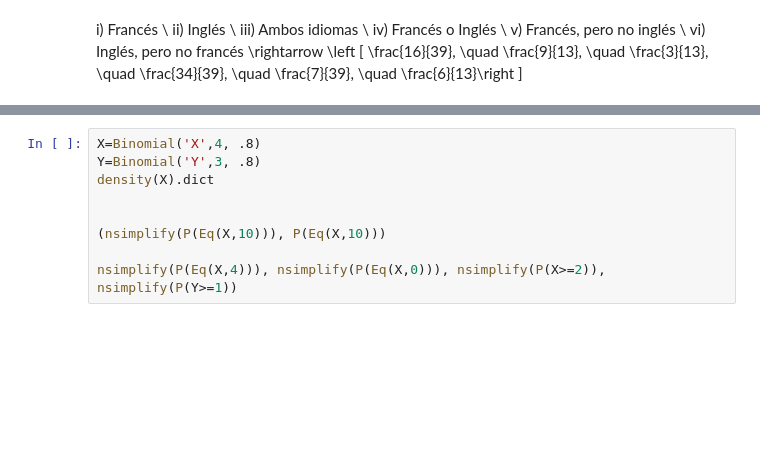
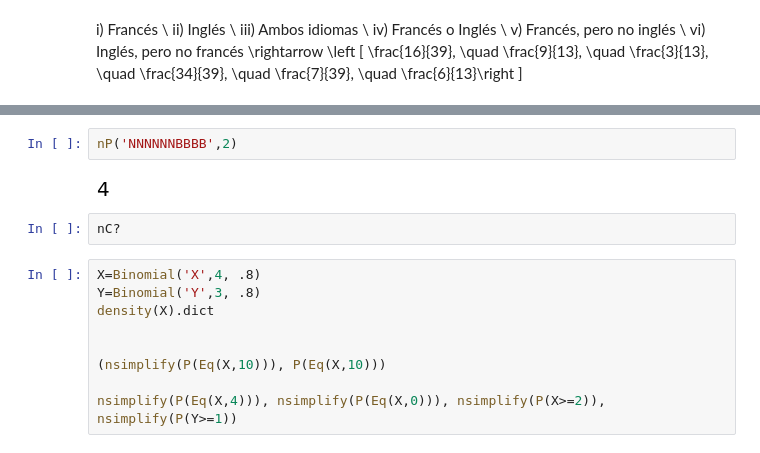
Before and after one commit to crdguez/mat1bac_cit, a Jupyter notebook: notebooks/43 Probabilidad.ipynb, the cells around one changed output, grey strips where cells are left out. Saved outputs shown, nothing was run; the diff lists cells and outputs as text; blank space fills up the shorter version.

```diff
--- a/notebooks/43 Probabilidad.ipynb
+++ b/notebooks/43 Probabilidad.ipynb
@@ -136,3 +290,9 @@ i) Ser mayor de 30 años y estar casado \\ ii) No estar casado  \rightarrow \lef
+# %%
+nP('NNNNNNBBBB',2)
+# %% [output]
+[figure, added]
+# %%
+nC?
 # %%
 X=Binomial('X',4, .8)
 Y=Binomial('Y',3, .8)
```
Also changed, not shown: parts of 8 cells of this notebook, 4 other files.
